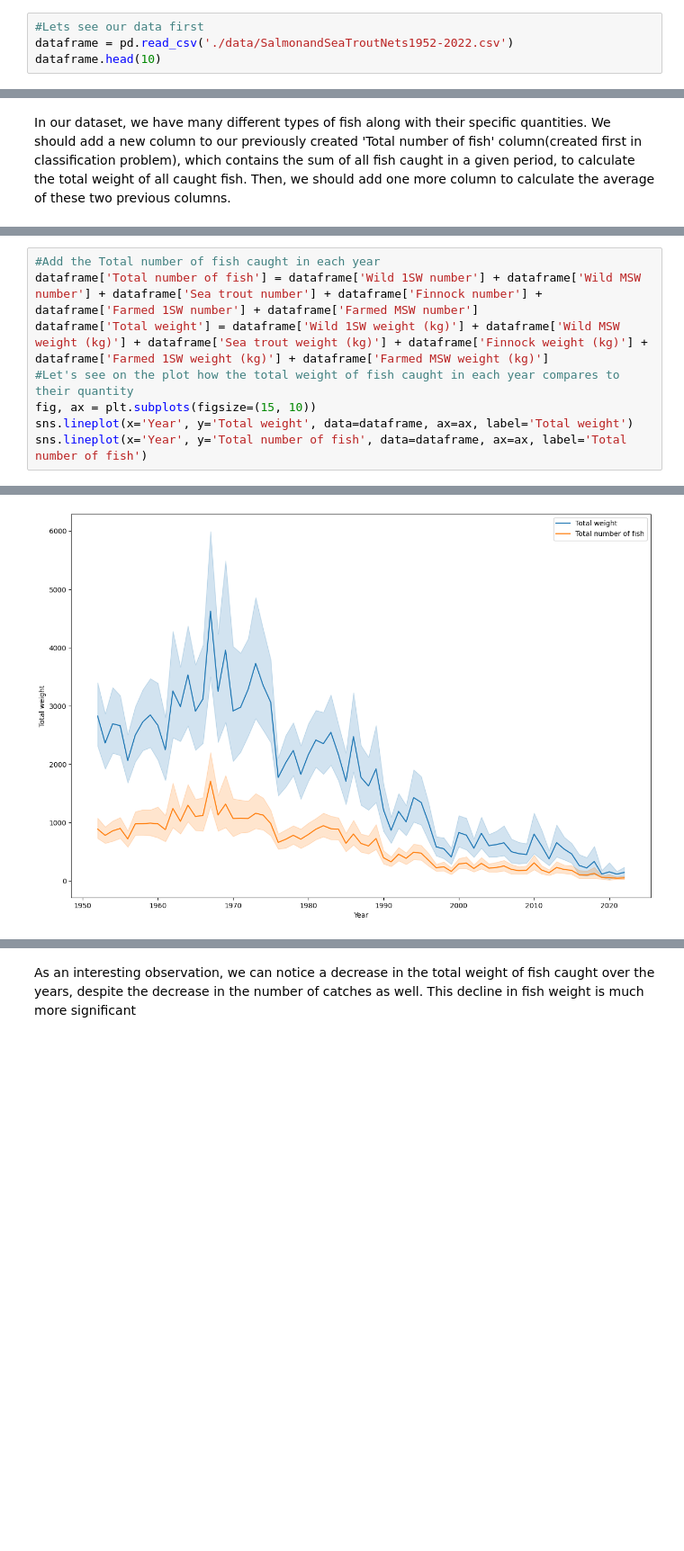
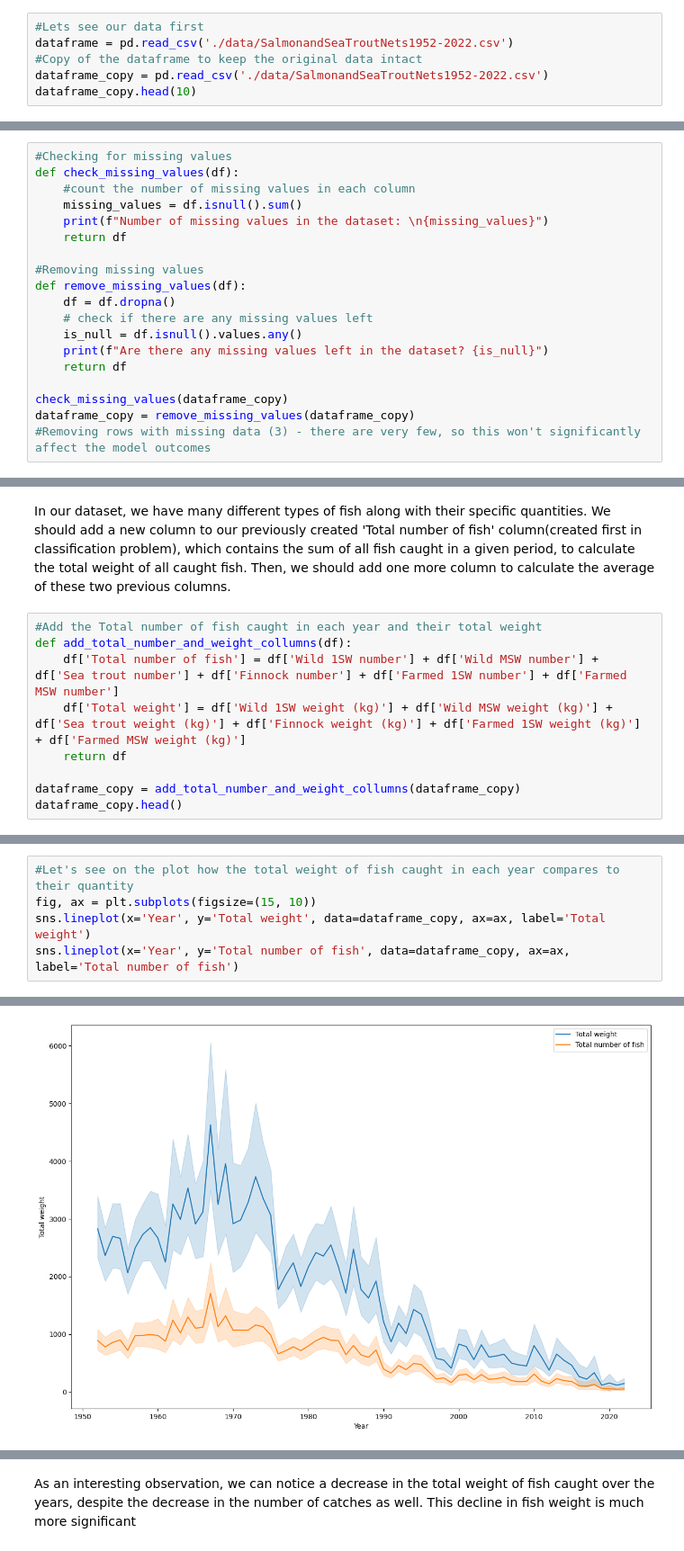
Before and after one commit to Papamus/Salmon-analysis, a Jupyter notebook: src/salmon-statistics-analysis-regression.ipynb, the cells around one changed output, grey strips where cells are left out. Shown at 90% size. Cells and saved outputs as stored; diff of their text form; blank space fills up the shorter version.

Commit message:
Putting the data modifications into functions and starting to develop a pipeline for this process

```diff
--- a/src/salmon-statistics-analysis-regression.ipynb
+++ b/src/salmon-statistics-analysis-regression.ipynb
@@ -17,7 +18,9 @@ from sklearn.neural_network import MLPRegressor
 # %%
 #Lets see our data first
 dataframe = pd.read_csv('./data/SalmonandSeaTroutNets1952-2022.csv')
-dataframe.head(10)
+#Copy of the dataframe to keep the original data intact
+dataframe_copy = pd.read_csv('./data/SalmonandSeaTroutNets1952-2022.csv')
+dataframe_copy.head(10)
 # %% [output]
 |  | District | District ID | Report order | Region | Method | Year | Month | Month number | ... |
 | 0 | Tweed | 101.0 | 1.0 | East | Fixed Engine: Retained | 1952.0 | February | 2.0 | ... |
@@ -61,0 +59,19 @@ False
+# %%
+#Checking for missing values
+def check_missing_values(df):
+    #count the number of missing values in each column
+    missing_values = df.isnull().sum()
+    print(f"Number of missing values in the dataset: \n{missing_values}")
+    return df
+
+#Removing missing values
+def remove_missing_values(df):
+    df = df.dropna()
+    # check if there are any missing values left
+    is_null = df.isnull().values.any()
+    print(f"Are there any missing values left in the dataset? {is_null}")
+    return df
+
+check_missing_values(dataframe_copy)
+dataframe_copy = remove_missing_values(dataframe_copy)
+#Removing rows with missing data (3) - there are very few, so this won't significantly affect the model outcomes
@@ -62,2 +96,11 @@ False
 # %% [markdown]
 In our dataset, we have many different types of fish along with their specific quantities. We should add a new column to our previously created 'Total number of fish' column(created first in classification problem), which contains the sum of all fish caught in a given period, to calculate the total weight of all caught fish. Then, we should add one more column to calculate the average of these two previous columns.
+# %%
+#Add the Total number of fish caught in each year and their total weight
+def add_total_number_and_weight_collumns(df):
+    df['Total number of fish'] = df['Wild 1SW number'] + df['Wild MSW number'] + df['Sea trout number'] + df['Finnock number'] + df['Farmed 1SW number'] + df['Farmed MSW number']
+    df['Total weight'] = df['Wild 1SW weight (kg)'] + df['Wild MSW weight (kg)'] + df['Sea trout weight (kg)'] + df['Finnock weight (kg)'] + df['Farmed 1SW weight (kg)'] + df['Farmed MSW weight (kg)']
+    return df
+
+dataframe_copy = add_total_number_and_weight_collumns(dataframe_copy)
+dataframe_copy.head()
@@ -64,11 +115,8 @@ In our dataset, we have many different types of fish along with their specific q
 # %%
-#Add the Total number of fish caught in each year
-dataframe['Total number of fish'] = dataframe['Wild 1SW number'] + dataframe['Wild MSW number'] + dataframe['Sea trout number'] + dataframe['Finnock number'] + dataframe['Farmed 1SW number'] + dataframe['Farmed MSW number']
-dataframe['Total weight'] = dataframe['Wild 1SW weight (kg)'] + dataframe['Wild MSW weight (kg)'] + dataframe['Sea trout weight (kg)'] + dataframe['Finnock weight (kg)'] + dataframe['Farmed 1SW weight (kg)'] + dataframe['Farmed MSW weight (kg)']
 #Let's see on the plot how the total weight of fish caught in each year compares to their quantity
 fig, ax = plt.subplots(figsize=(15, 10))
-sns.lineplot(x='Year', y='Total weight', data=dataframe, ax=ax, label='Total weight')
-sns.lineplot(x='Year', y='Total number of fish', data=dataframe, ax=ax, label='Total number of fish')
+sns.lineplot(x='Year', y='Total weight', data=dataframe_copy, ax=ax, label='Total weight')
+sns.lineplot(x='Year', y='Total number of fish', data=dataframe_copy, ax=ax, label='Total number of fish')
 # %% [output]
 <Axes: xlabel='Year', ylabel='Total weight'>
-[figure, old version]
+[figure, new version]
```
Also changed, not shown: parts of 16 cells of this notebook.
